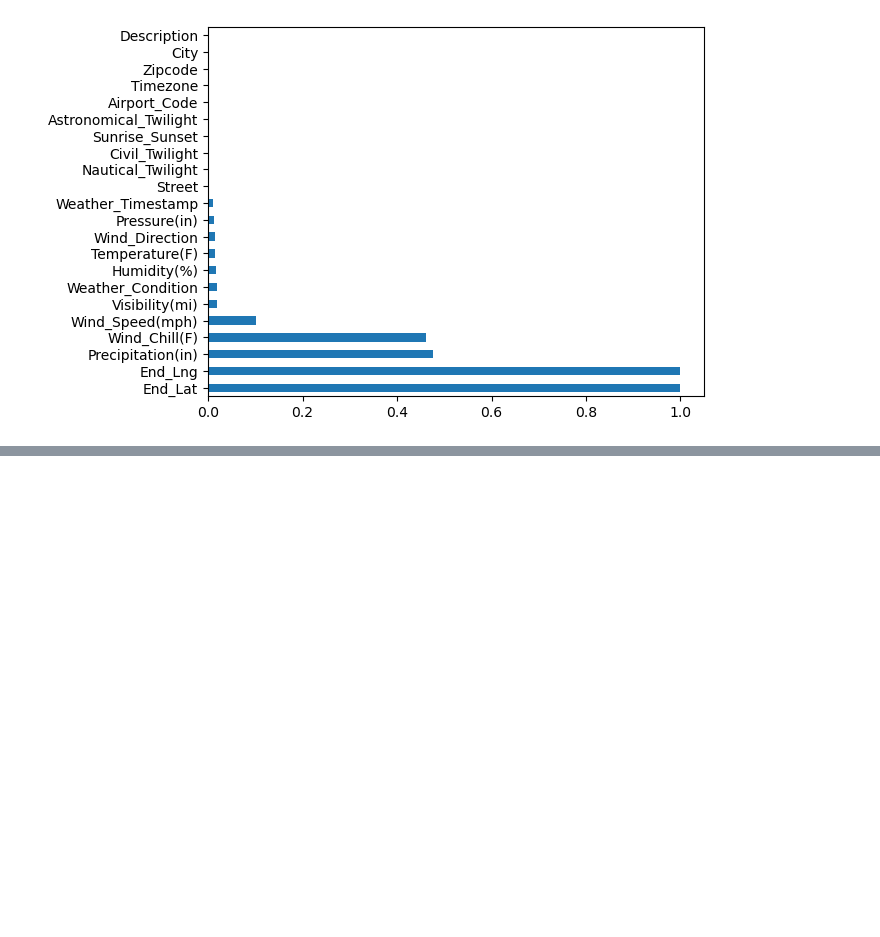
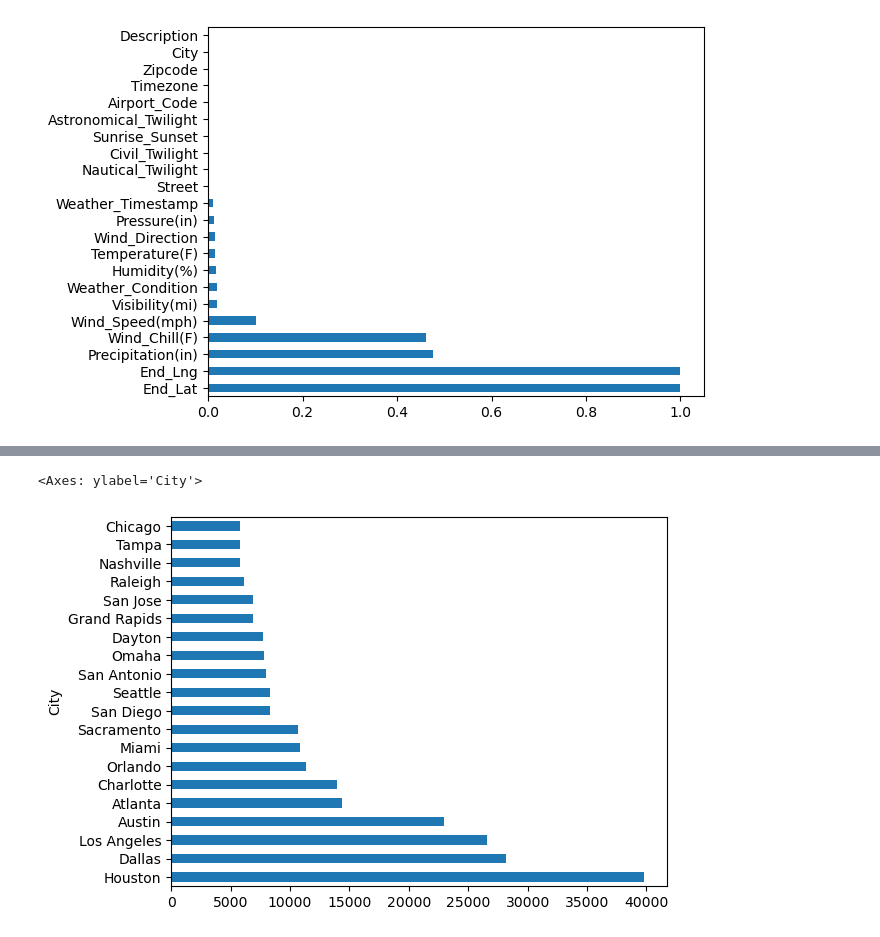
Before and after one commit to dadaxonEnigma/Exploratory-Data-Analysis, a Jupyter notebook: Car accident/Untitled.ipynb, the cells around one changed output, grey strips where cells are left out. Saved outputs shown, nothing was run; the diff lists cells and outputs as text; code cells hidden in the pictures; blank space fills up the shorter version.

Commit message:
Research about in which cities high car accident.

```diff
--- a/Car accident/Untitled.ipynb
+++ b/Car accident/Untitled.ipynb
@@ -53,0 +68,3 @@ missing_percentages[missing_percentages != 0].plot(kind='barh')
+# %%
+cities_by_accident = df.City.value_counts()
+cities_by_accident[:15]
@@ -53,0 +89,5 @@ missing_percentages[missing_percentages != 0].plot(kind='barh')
+# %%
+cities_by_accident[:20].plot(kind='barh')
+# %% [output]
+<Axes: ylabel='City'>
+[figure, added]
```
Also changed, not shown: parts of 10 cells of this notebook.
